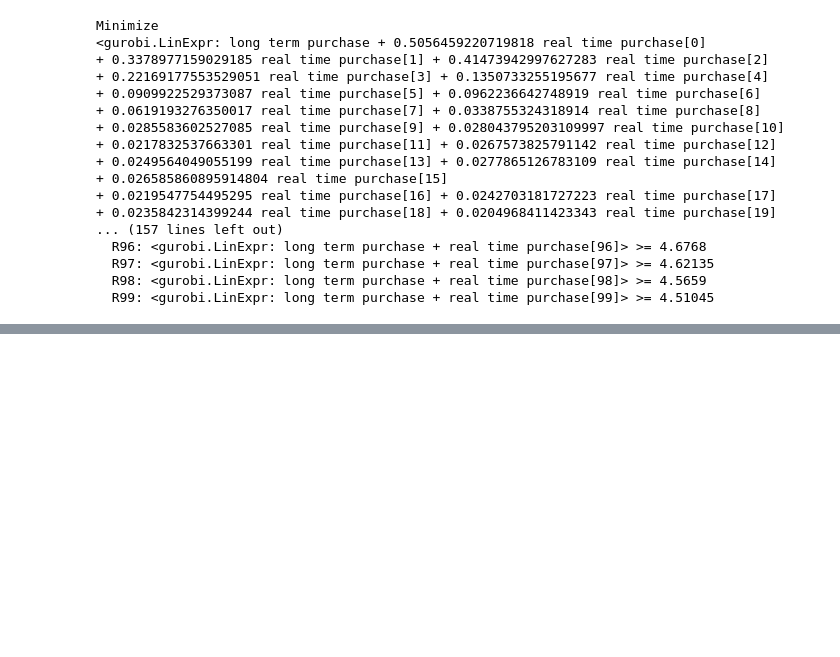
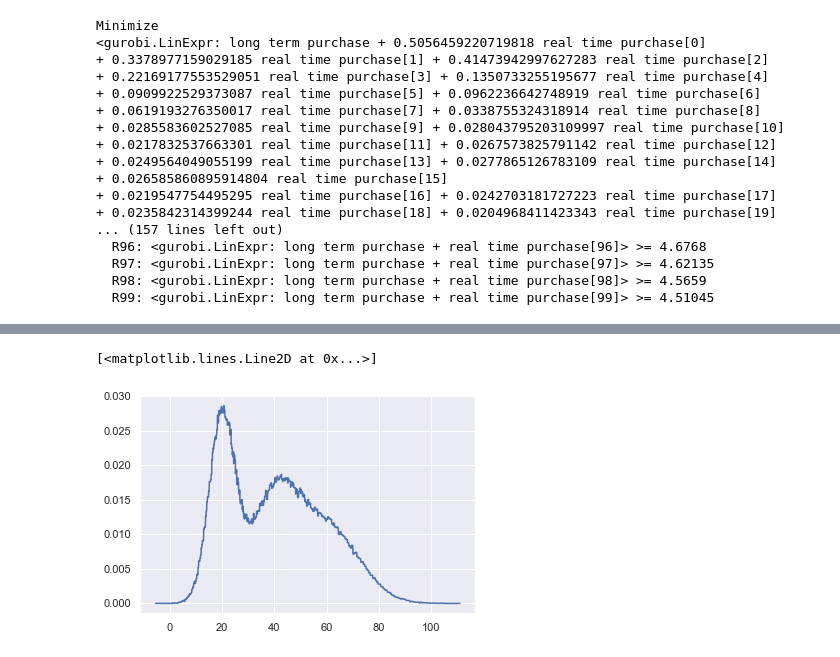
Before and after one commit to ishilov/data_market, a Jupyter notebook: first_test.ipynb, the cells around one changed output, grey strips where cells are left out. Saved outputs shown, nothing was run; the diff lists cells and outputs as text; code cells hidden in the pictures; blank space fills up the shorter version.

```diff
--- a/first_test.ipynb
+++ b/first_test.ipynb
@@ -96,0 +161,7 @@ Minimize
+# %%
+supp = np.sort(np.concatenate([np.linspace(*a_1.support(), 1000), np.linspace(*a_2.support(), 1000), np.linspace(*a_3.support(), 1000)]))
+
+plt.plot(supp, 0.3333 * (a_1.pdf(supp) + a_2.pdf(supp) + a_3.pdf(supp)))
+# %% [output]
+[<matplotlib.lines.Line2D at 0x...>]
+[figure, added]
```
Also changed, not shown: parts of 25 cells of this notebook, 1 other file.
